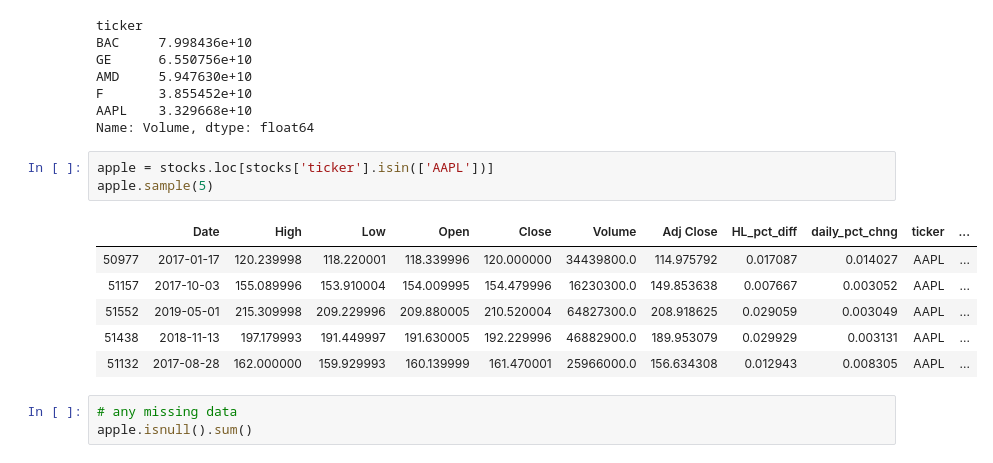
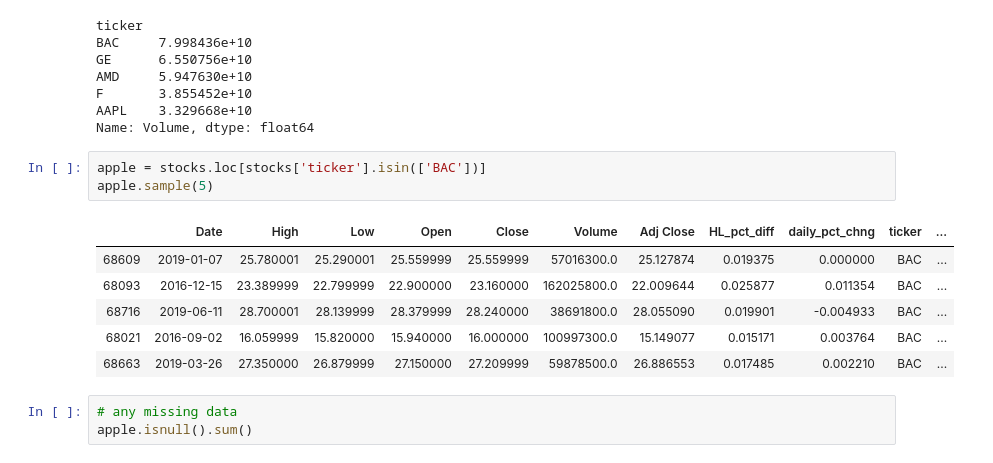
Before and after one commit to gportes24/Final_project, a Jupyter notebook: Stock_Closing.ipynb, the cells around one changed output. Saved outputs shown, nothing was run; the diff lists cells and outputs as text.

```diff
--- a/Stock_Closing.ipynb
+++ b/Stock_Closing.ipynb
@@ -117,15 +117,15 @@ F       3.855452e+10
 AAPL    3.329668e+10
 Name: Volume, dtype: float64
 # %%
-apple = stocks.loc[stocks['ticker'].isin(['AAPL'])]
+apple = stocks.loc[stocks['ticker'].isin(['BAC'])]
 apple.sample(5)
 # %% [output]
 |  | Date | High | Low | Open | Close | Volume | Adj Close | HL_pct_diff | daily_pct_chng | ticker | ... |
-| 50977 | 2017-01-17 | 120.239998 | 118.220001 | 118.339996 | 120.000000 | 34439800.0 | 114.975792 | 0.017087 | 0.014027 | AAPL | ... |
-| 51157 | 2017-10-03 | 155.089996 | 153.910004 | 154.009995 | 154.479996 | 16230300.0 | 149.853638 | 0.007667 | 0.003052 | AAPL | ... |
-| 51552 | 2019-05-01 | 215.309998 | 209.229996 | 209.880005 | 210.520004 | 64827300.0 | 208.918625 | 0.029059 | 0.003049 | AAPL | ... |
-| 51438 | 2018-11-13 | 197.179993 | 191.449997 | 191.630005 | 192.229996 | 46882900.0 | 189.953079 | 0.029929 | 0.003131 | AAPL | ... |
-| 51132 | 2017-08-28 | 162.000000 | 159.929993 | 160.139999 | 161.470001 | 25966000.0 | 156.634308 | 0.012943 | 0.008305 | AAPL | ... |
+| 68609 | 2019-01-07 | 25.780001 | 25.290001 | 25.559999 | 25.559999 | 57016300.0 | 25.127874 | 0.019375 | 0.000000 | BAC | ... |
+| 68093 | 2016-12-15 | 23.389999 | 22.799999 | 22.900000 | 23.160000 | 162025800.0 | 22.009644 | 0.025877 | 0.011354 | BAC | ... |
+| 68716 | 2019-06-11 | 28.700001 | 28.139999 | 28.379999 | 28.240000 | 38691800.0 | 28.055090 | 0.019901 | -0.004933 | BAC | ... |
+| 68021 | 2016-09-02 | 16.059999 | 15.820000 | 15.940000 | 16.000000 | 100997300.0 | 15.149077 | 0.015171 | 0.003764 | BAC | ... |
+| 68663 | 2019-03-26 | 27.350000 | 26.879999 | 27.150000 | 27.209999 | 59878500.0 | 26.886553 | 0.017485 | 0.002210 | BAC | ... |
 # %%
 # any missing data
 apple.isnull().sum()
```
Also changed, not shown: parts of 39 cells of this notebook, 12 other files.
